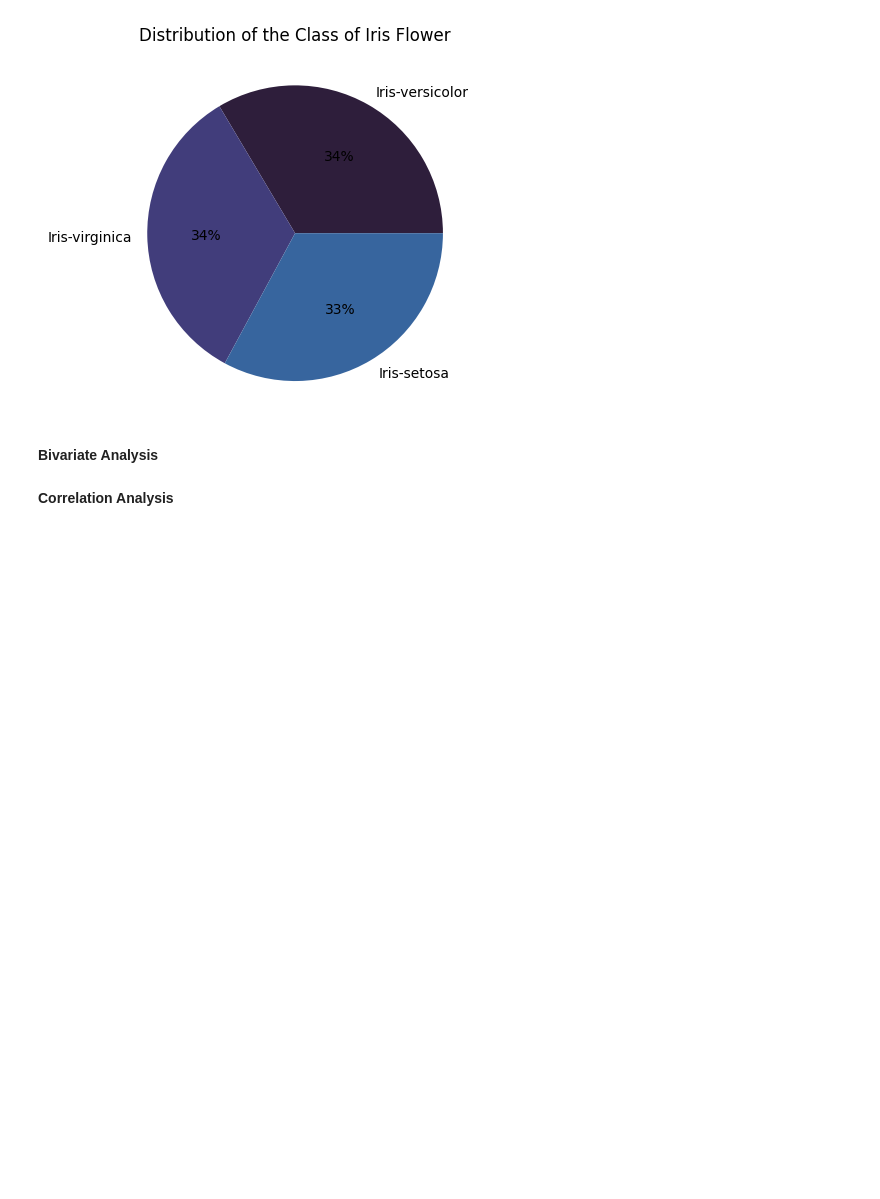
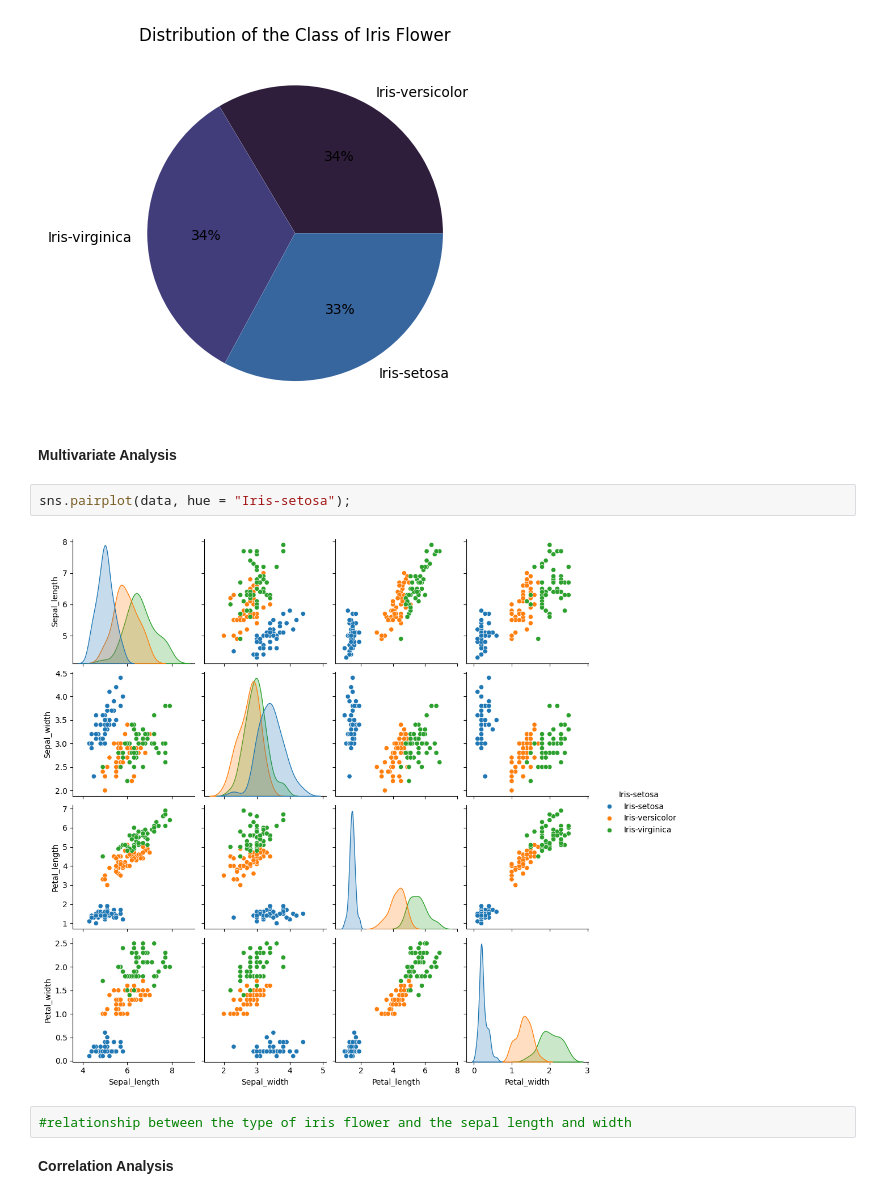
Before and after one commit to Odeyiany2/ECX-4.0-21-Days-Data-Science-Challenge, a Jupyter notebook: [Miriam]_Iris_Flower_Classification_DAY_TTHREE.ipynb, the cells around one changed output. Cells and saved outputs as stored; diff of their text form; blank space fills up the shorter version.

```diff
--- a/[Miriam]_Iris_Flower_Classification_DAY_TTHREE.ipynb
+++ b/[Miriam]_Iris_Flower_Classification_DAY_TTHREE.ipynb
@@ -220,7 +220,13 @@ plt.show();
 # %% [output]
 [figure]
 # %% [markdown]
-**Bivariate Analysis**
+**Multivariate Analysis**
+# %%
+sns.pairplot(data, hue = "Iris-setosa");
+# %% [output]
+[figure, added]
+# %%
+#relationship between the type of iris flower and the sepal length and width
 # %% [markdown]
 **Correlation Analysis**
 # %%
```
